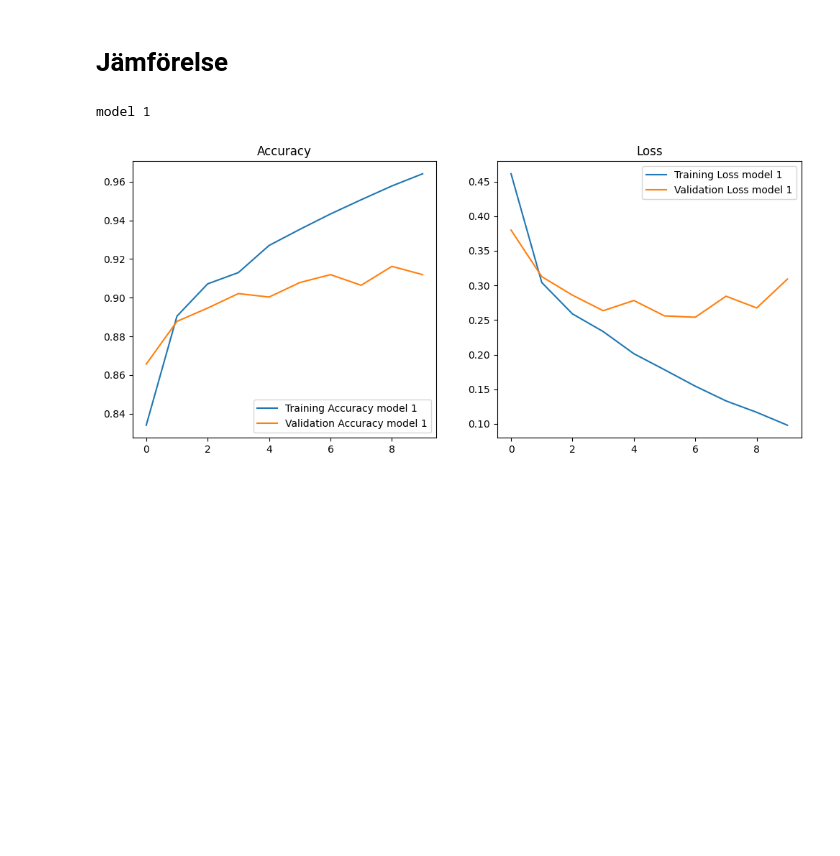
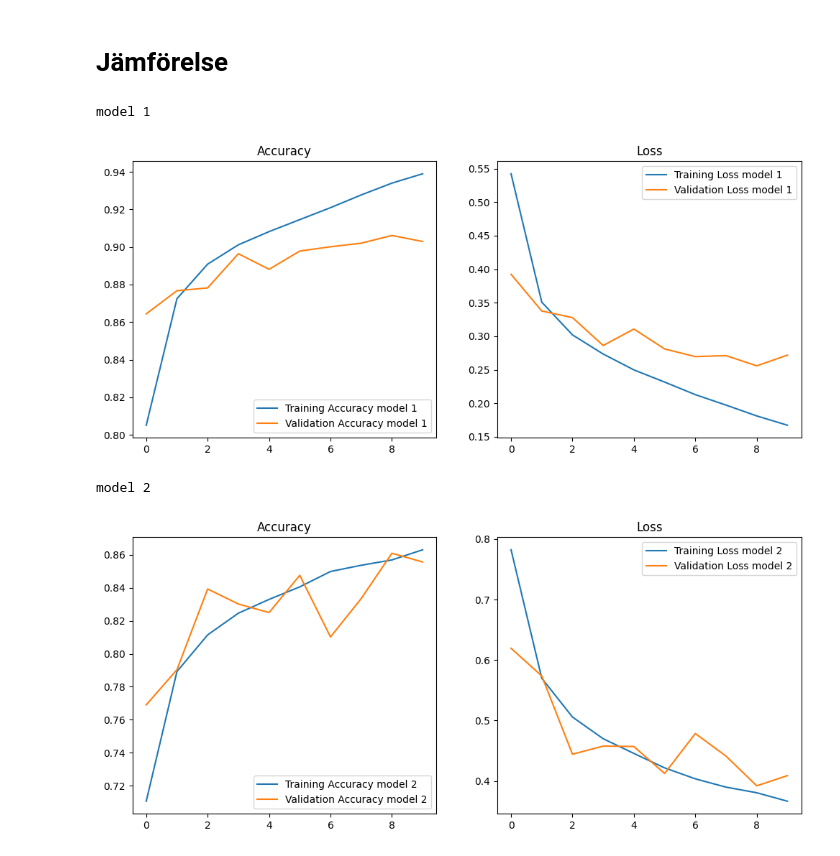
Before and after one commit to eliasstalfreelancer/GruppArbete_Grupp_5_Deep_Learning, a Jupyter notebook: report.ipynb, the cells around one changed output. Cells and saved outputs as stored; diff of their text form; code cells hidden in the pictures; blank space fills up the shorter version.

Commit message:
added data agmentaion

```diff
--- a/report.ipynb
+++ b/report.ipynb
@@ -89,7 +89,7 @@ train_dir = "data/fashion_mnist_images/train"
 test_dir = "data/fashion_mnist_images/test"
 
 
-IMG_SIZE = (48, 48)
+IMG_SIZE = (28,28)
 BATCH_SIZE = 128
 
 train_data = keras.utils.image_dataset_from_directory(
@@ -114,7 +114,7 @@ Found 10000 files belonging to 10 classes.
 ## Första modelen
 # %%
 model_1 = keras.Sequential([
-    layers.Input(shape=(48,48,1)),
+    layers.Input(shape=(28,28,1)),
     normalization_layer,
 
     layers.Conv2D(32, (3,3), activation='relu'),
@@ -197,4 +195,11 @@ Epoch 10/10
 # %% [markdown]
 ## Data föränding
+# %%
+data_augmentation = keras.Sequential([
+    layers.RandomRotation(0.05),
+    layers.RandomZoom(0.1),
+    layers.RandomTranslation(0.1, 0.1),
+    layers.RandomContrast(0.2)
+])
 # %% [markdown]
 ## Andra model
@@ -201,2 +256,8 @@ Epoch 10/10
 # %% [markdown]
 ## Träning
+# %%
+history_2 = model_2.fit(
+    train_data,
+    validation_data=test_data,
+    epochs=10
+)
@@ -205,29 +287,56 @@ Epoch 10/10
 # %%
 
 print("model 1")
 acc = history_1.history['accuracy']
 val_acc = history_1.history['val_accuracy']
 
 loss = history_1.history['loss']
 val_loss = history_1.history['val_loss']
 
 epochs_range = range(len(acc))
 
 plt.figure(figsize=(12,5))
 
 plt.subplot(1,2,1)
 plt.plot(epochs_range, acc, label='Training Accuracy model 1')
 plt.plot(epochs_range, val_acc, label='Validation Accuracy model 1')
 plt.legend(loc='lower right')
 plt.title('Accuracy')
 
 plt.subplot(1,2,2)
 plt.plot(epochs_range, loss, label='Training Loss model 1')
 plt.plot(epochs_range, val_loss, label='Validation Loss model 1')
 plt.legend(loc='upper right')
 plt.title('Loss')
 
 plt.show()
+
+print("model 2")
+acc = history_2.history['accuracy']
+val_acc = history_2.history['val_accuracy']
+
+loss = history_2.history['loss']
+val_loss = history_2.history['val_loss']
+
+epochs_range = range(len(acc))
+
+plt.figure(figsize=(12,5))
+
+plt.subplot(1,2,1)
+plt.plot(epochs_range, acc, label='Training Accuracy model 2')
+plt.plot(epochs_range, val_acc, label='Validation Accuracy model 2')
+plt.legend(loc='lower right')
+plt.title('Accuracy')
+
+plt.subplot(1,2,2)
+plt.plot(epochs_range, loss, label='Training Loss model 2')
+plt.plot(epochs_range, val_loss, label='Validation Loss model 2')
+plt.legend(loc='upper right')
+plt.title('Loss')
+
+plt.show()
 # %% [output]
 model 1
-[figure, old version]
+[figure, new version]
+model 2
+[figure, added]
```
Also changed, not shown: parts of 5 cells of this notebook.
